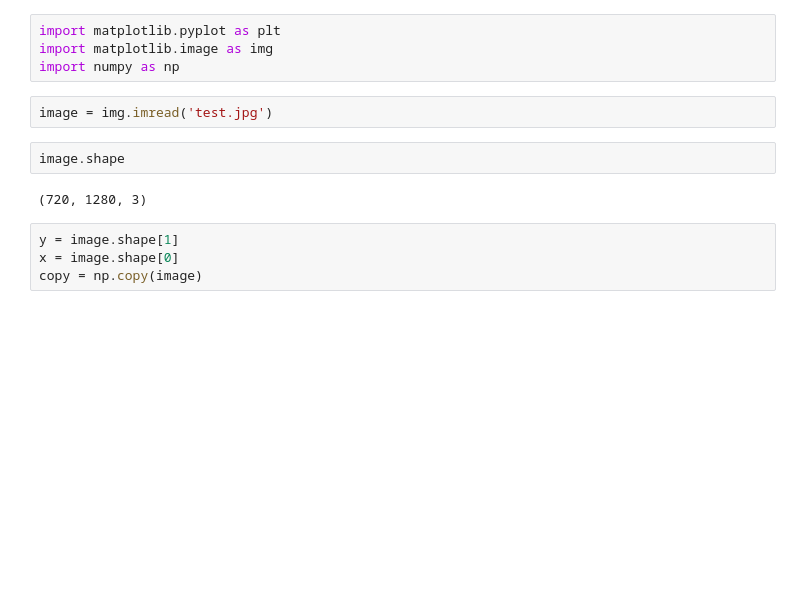
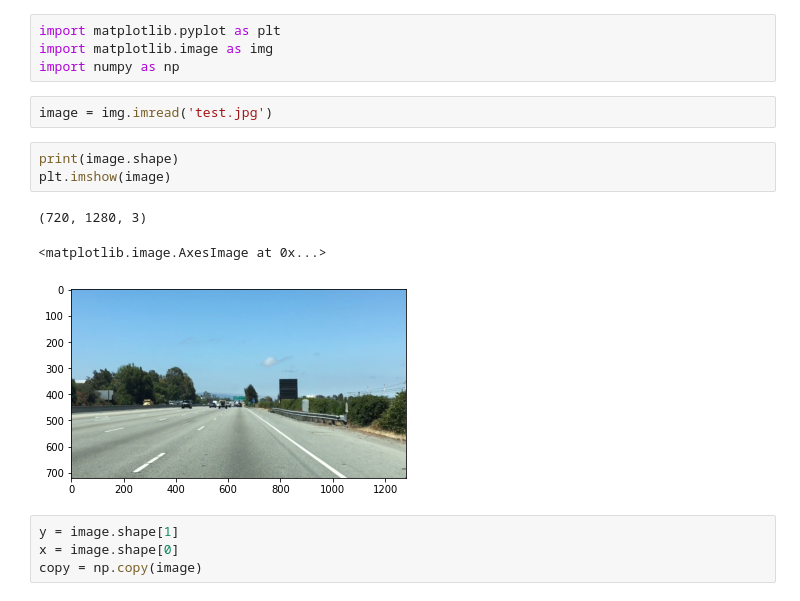
Before and after one commit to NithishC/ColabNotebook, a Jupyter notebook: road_lane_detection.ipynb, the cells around one changed output. Drawn from its saved outputs; the diff is of its cells as text; blank space fills up the shorter version.

```diff
--- a/road_lane_detection.ipynb
+++ b/road_lane_detection.ipynb
@@ -4,10 +6,13 @@ import matplotlib.image as img
 import numpy as np
 # %%
 image = img.imread('test.jpg')
-# %%
-image.shape
-# %% [output]
-(720, 1280, 3)
+# %%
+print(image.shape)
+plt.imshow(image)
+# %% [output]
+(720, 1280, 3)
+<matplotlib.image.AxesImage at 0x...>
+[figure, added]
 # %%
 y = image.shape[1]
 x = image.shape[0]
```
Also changed, not shown: parts of 1 cell of this notebook.
